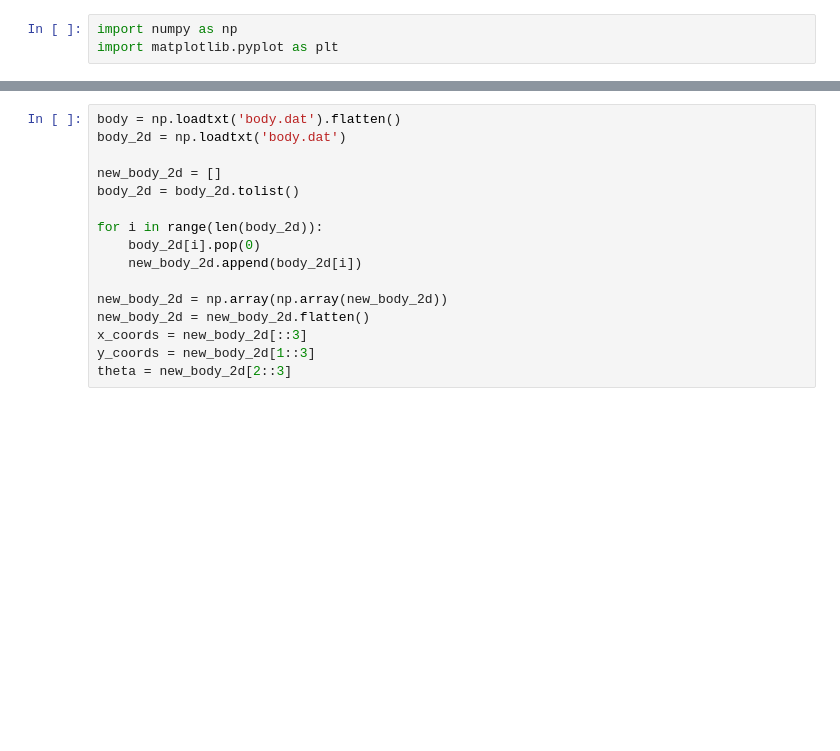
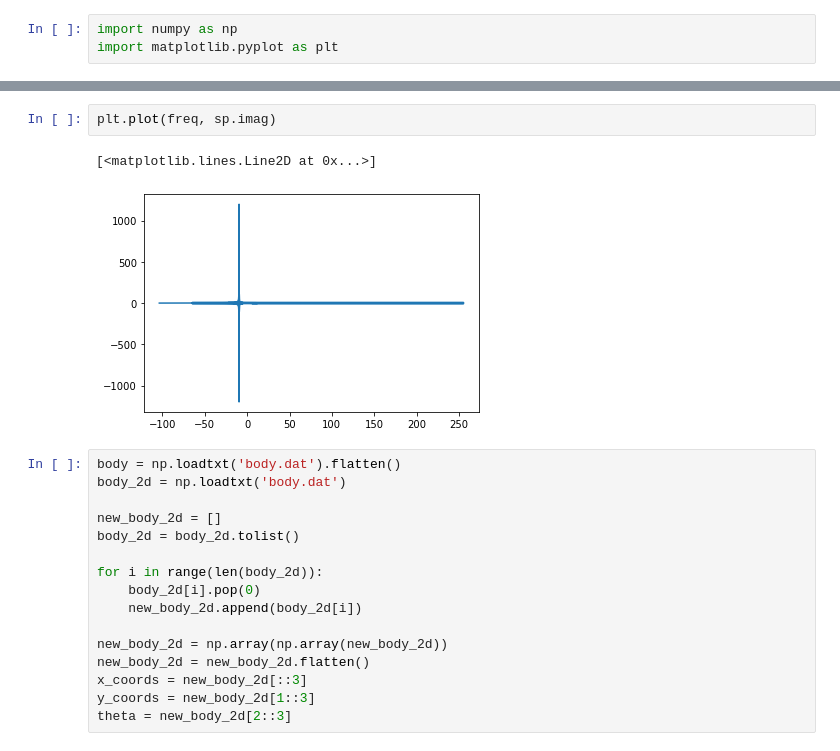
Before and after one commit to haoyudu/celegans-data-analysis, a Jupyter notebook: body.ipynb, the cells around one changed output, grey strips where cells are left out. Drawn from its saved outputs; the diff is of its cells as text; blank space fills up the shorter version.

```diff
--- a/body.ipynb
+++ b/body.ipynb
@@ -8,3 +41,8 @@ get_col = lambda col: (line.split('\t')[col-1] for line in open('body.dat'))
+# %%
+plt.plot(freq, sp.imag)
+# %% [output]
+[<matplotlib.lines.Line2D at 0x...>]
+[figure, added]
 # %%
 body = np.loadtxt('body.dat').flatten()
 body_2d = np.loadtxt('body.dat')
```
Also changed, not shown: parts of 8 cells of this notebook, 1 other file.
